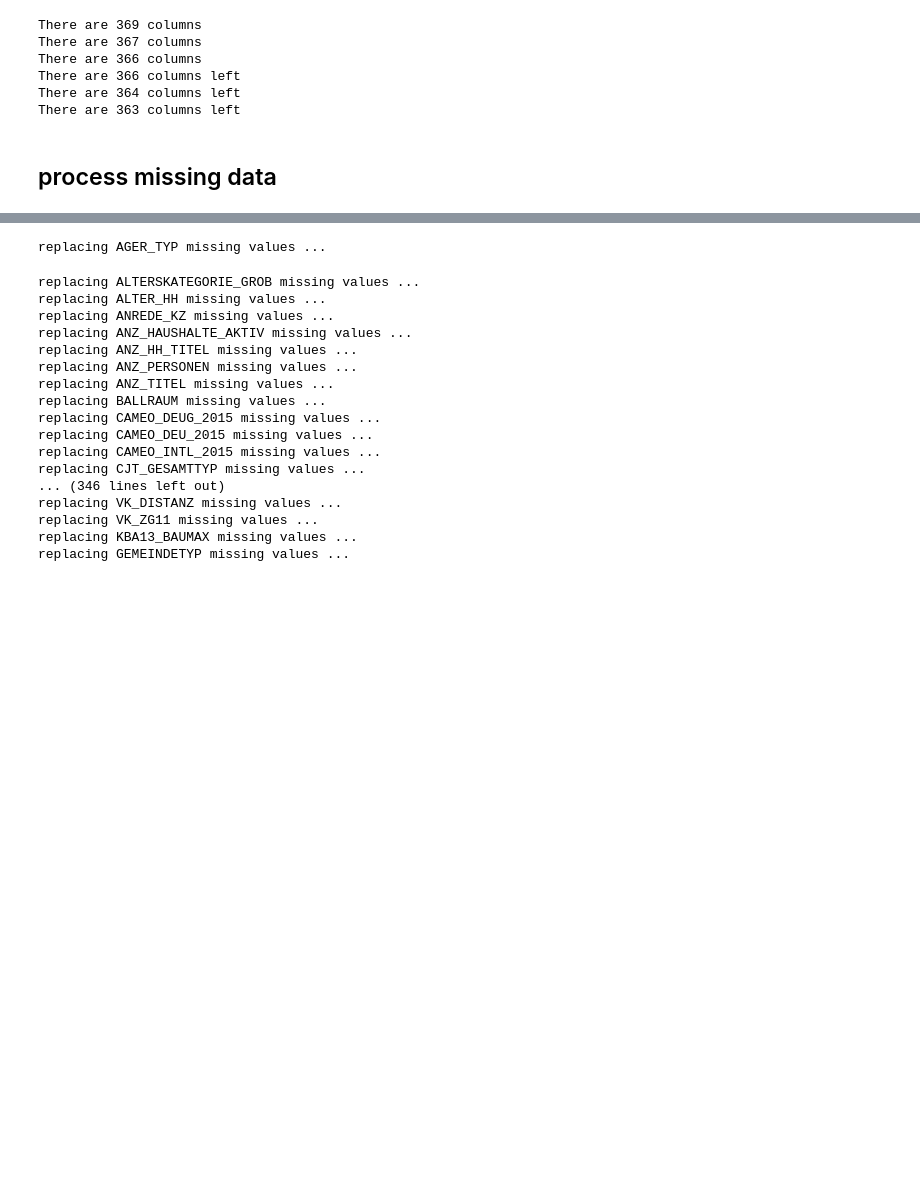
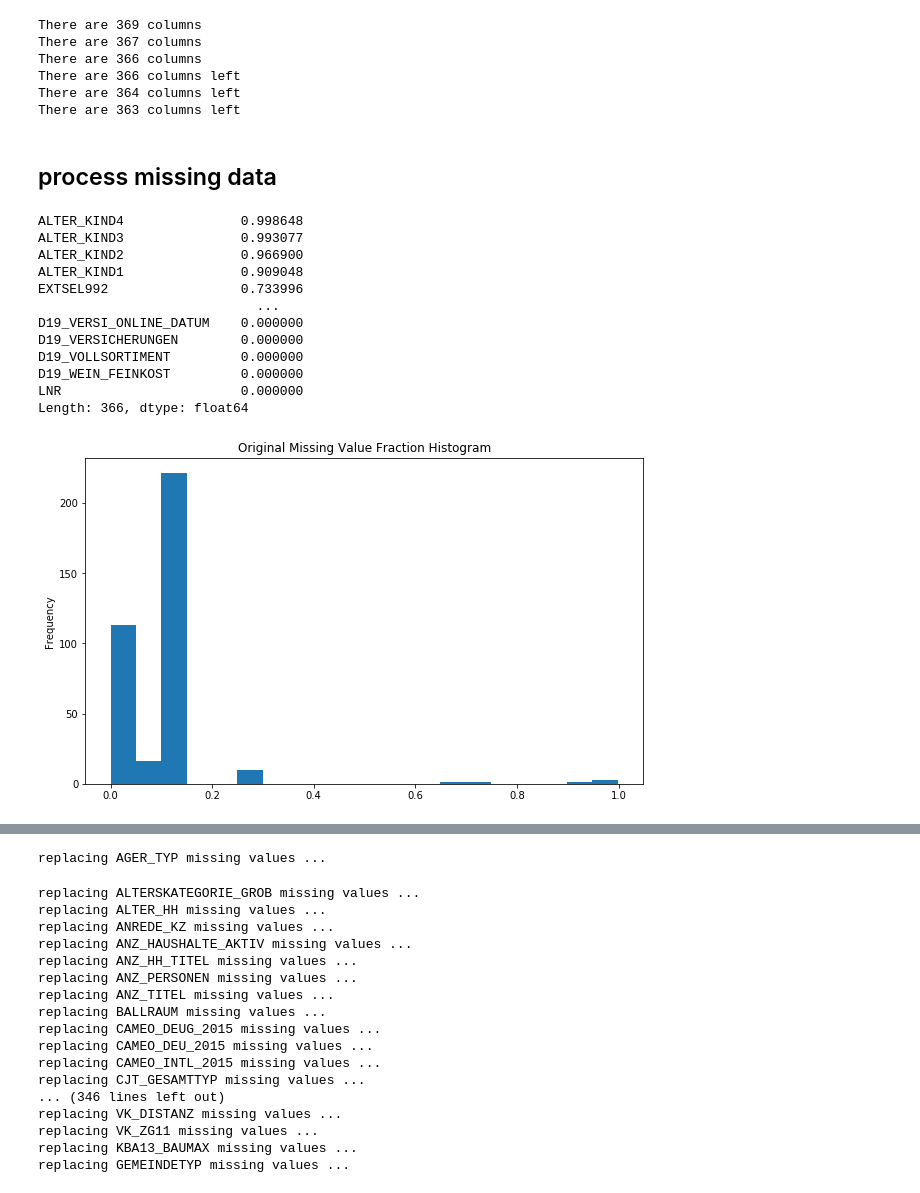
Before and after one commit to wanlipu/arvato, a Jupyter notebook: Arvato_Project_1_Data_Processing_Steps.ipynb, the cells around one changed output, grey strips where cells are left out. Drawn from its saved outputs; the diff is of its cells as text; code cells hidden in the pictures; blank space fills up the shorter version.

```diff
--- a/Arvato_Project_1_Data_Processing_Steps.ipynb
+++ b/Arvato_Project_1_Data_Processing_Steps.ipynb
@@ -191,3 +188,24 @@ There are 364 columns left
 There are 363 columns left
 # %% [markdown]
 ## process missing data
+# %%
+# check missing value fractions for each column
+nan_num_frac = azdias_orig.isnull().mean()
+print (nan_num_frac.sort_values(ascending=False))
+nan_num_frac.sort_values().plot(kind='hist', bins=20, figsize=(10, 6))
+plt.title('Original Missing Value Fraction Histogram')
+plt.savefig('./outputs/orig_missing_value_hist.png')
+# %% [output]
+ALTER_KIND4               0.998648
+ALTER_KIND3               0.993077
+ALTER_KIND2               0.966900
+ALTER_KIND1               0.909048
+EXTSEL992                 0.733996
+                            ...
+D19_VERSI_ONLINE_DATUM    0.000000
+D19_VERSICHERUNGEN        0.000000
+D19_VOLLSORTIMENT         0.000000
+D19_WEIN_FEINKOST         0.000000
+LNR                       0.000000
+Length: 366, dtype: float64
+[figure, added]
```
Also changed, not shown: parts of 88 cells of this notebook.
